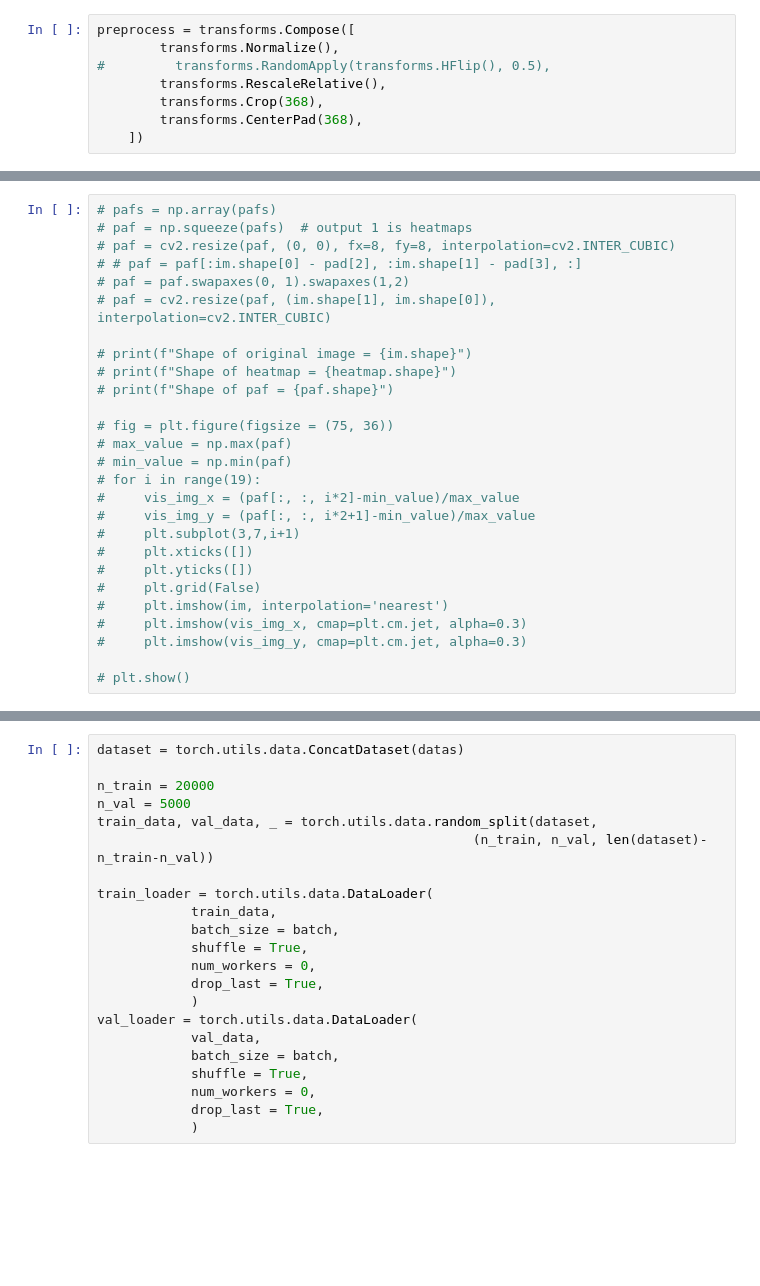
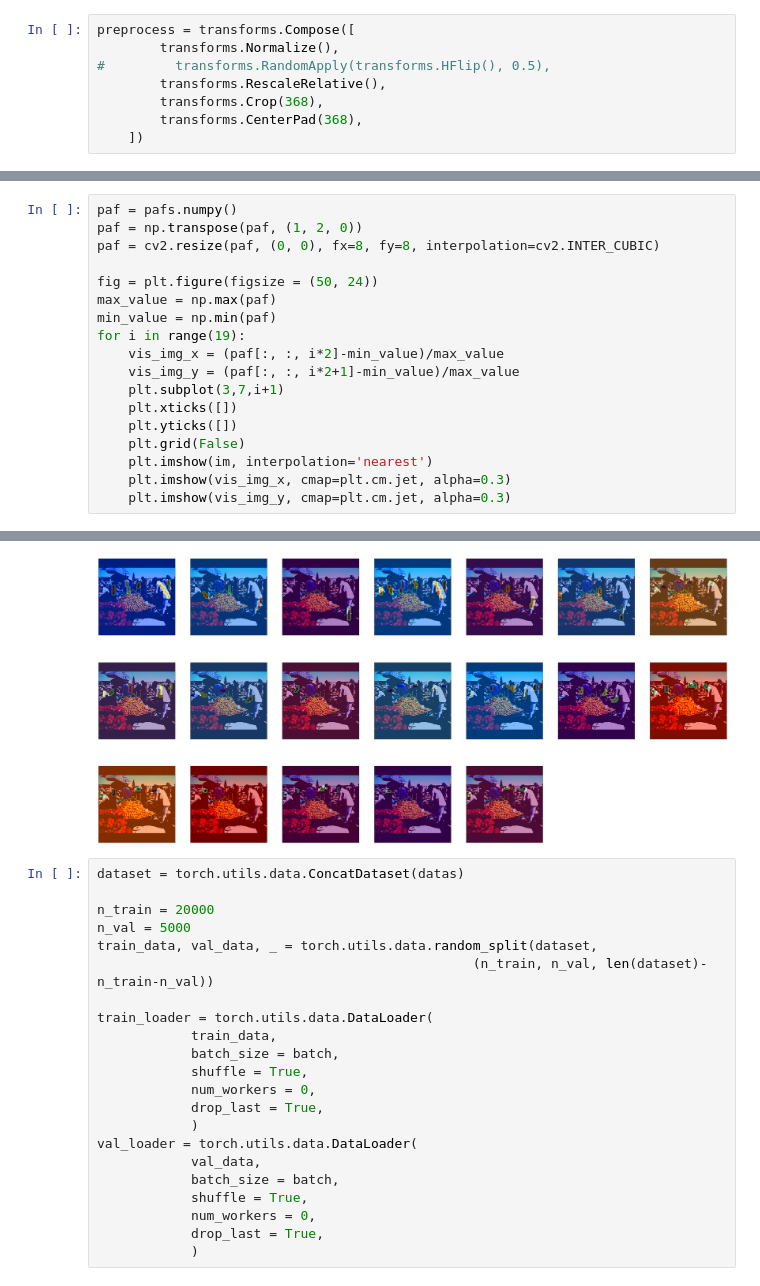
Before and after one commit to sjidea/pose-estimation, a Jupyter notebook: Untitled.ipynb, the cells around one changed output, grey strips where cells are left out. Cells and saved outputs as stored; diff of their text form; blank space fills up the shorter version.

```diff
--- a/Untitled.ipynb
+++ b/Untitled.ipynb
@@ -129,27 +121,19 @@ Shape of original pafs = torch.Size([38, 46, 46])
 # %%
-# pafs = np.array(pafs)
-# paf = np.squeeze(pafs)  # output 1 is heatmaps
-# paf = cv2.resize(paf, (0, 0), fx=8, fy=8, interpolation=cv2.INTER_CUBIC)
-# # paf = paf[:im.shape[0] - pad[2], :im.shape[1] - pad[3], :]
-# paf = paf.swapaxes(0, 1).swapaxes(1,2)
-# paf = cv2.resize(paf, (im.shape[1], im.shape[0]), interpolation=cv2.INTER_CUBIC)
+paf = pafs.numpy()
+paf = np.transpose(paf, (1, 2, 0))
+paf = cv2.resize(paf, (0, 0), fx=8, fy=8, interpolation=cv2.INTER_CUBIC)
 
-# print(f"Shape of original image = {im.shape}")
-# print(f"Shape of heatmap = {heatmap.shape}")
-# print(f"Shape of paf = {paf.shape}")
-
-# fig = plt.figure(figsize = (75, 36))
-# max_value = np.max(paf)
-# min_value = np.min(paf)
-# for i in range(19):
-#     vis_img_x = (paf[:, :, i*2]-min_value)/max_value
-#     vis_img_y = (paf[:, :, i*2+1]-min_value)/max_value
-#     plt.subplot(3,7,i+1)
-#     plt.xticks([])
-#     plt.yticks([])
-#     plt.grid(False)
-#     plt.imshow(im, interpolation='nearest')
-#     plt.imshow(vis_img_x, cmap=plt.cm.jet, alpha=0.3)
-#     plt.imshow(vis_img_y, cmap=plt.cm.jet, alpha=0.3)
-
-# plt.show()
+fig = plt.figure(figsize = (50, 24))
+max_value = np.max(paf)
+min_value = np.min(paf)
+for i in range(19):
+    vis_img_x = (paf[:, :, i*2]-min_value)/max_value
+    vis_img_y = (paf[:, :, i*2+1]-min_value)/max_value
+    plt.subplot(3,7,i+1)
+    plt.xticks([])
+    plt.yticks([])
+    plt.grid(False)
+    plt.imshow(im, interpolation='nearest')
+    plt.imshow(vis_img_x, cmap=plt.cm.jet, alpha=0.3)
+    plt.imshow(vis_img_y, cmap=plt.cm.jet, alpha=0.3)
+# %% [output]
@@ -156,3 +159,4 @@ Shape of original pafs = torch.Size([38, 46, 46])
+[figure, added]
 # %%
 dataset = torch.utils.data.ConcatDataset(datas)
 
```
Also changed, not shown: parts of 6 cells of this notebook.
